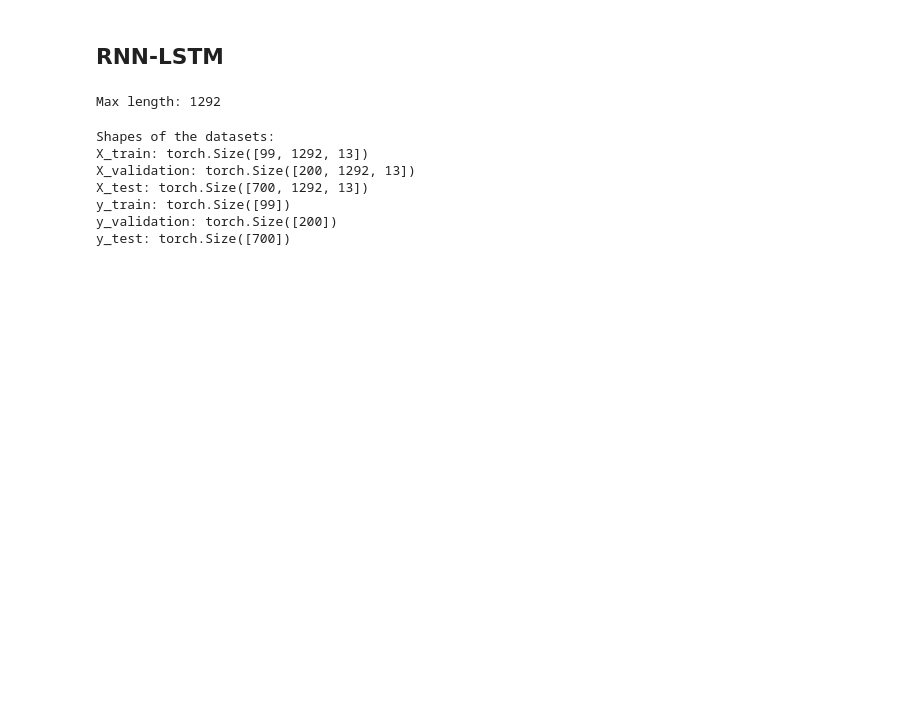
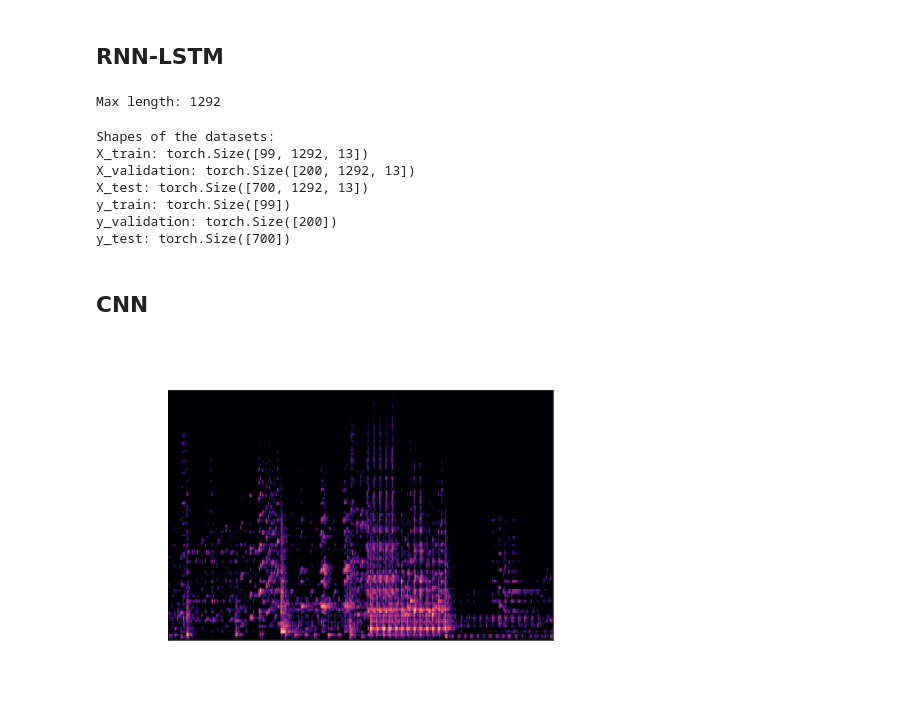
Before and after one commit to CarlosCastanon2099/Predictor-Musical, a Jupyter notebook: proyecto.ipynb, the cells around one changed output. Cells and saved outputs as stored; diff of their text form; code cells hidden in the pictures; blank space fills up the shorter version.

```diff
--- a/proyecto.ipynb
+++ b/proyecto.ipynb
@@ -289,3 +289,35 @@ X_test: torch.Size([700, 1292, 13])
 y_train: torch.Size([99])
 y_validation: torch.Size([200])
 y_test: torch.Size([700])
+# %% [markdown]
+## **CNN**
+# %%
+import os
+# Establecemos la ruta que seguiremos
+data_images = 'Data/images_original'
+spectogram_dataset = []
+genre_target = []
+
+# Extraemos la direccion de cada imagen, así como
+# su genero en dos listas
+for root, dirs, files in os.walk(data_images):
+    for name in files:
+        filename = os.path.join(root, name)
+        spectogram_dataset.append(filename)
+        filename = filename.split("/")[1]
+        genre_target.append(filename.split("\\")[1])
+
+# Le asignamos un nivel a cada uno de los generos de musica
+genres={'pop': 9,'classical':5,'reggae':2,'disco':0,'jazz':6,'metal':1,'country':8,'blues':3,'hiphop':7,'rock':4}
+genre_id = [genres[item] for item in genre_target]
+
+# Basandonos en la ruta de los archivos que tenemos en
+# el data set de los espectrogramas, viasualizamos las imagenes
+image_path = spectogram_dataset[500]
+image = Image.open(image_path)
+# En este caso solo una
+plt.imshow(image)
+plt.axis('off')
+plt.show()
+# %% [output]
+[figure, added]
```
Also changed, not shown: parts of 5 cells of this notebook.
